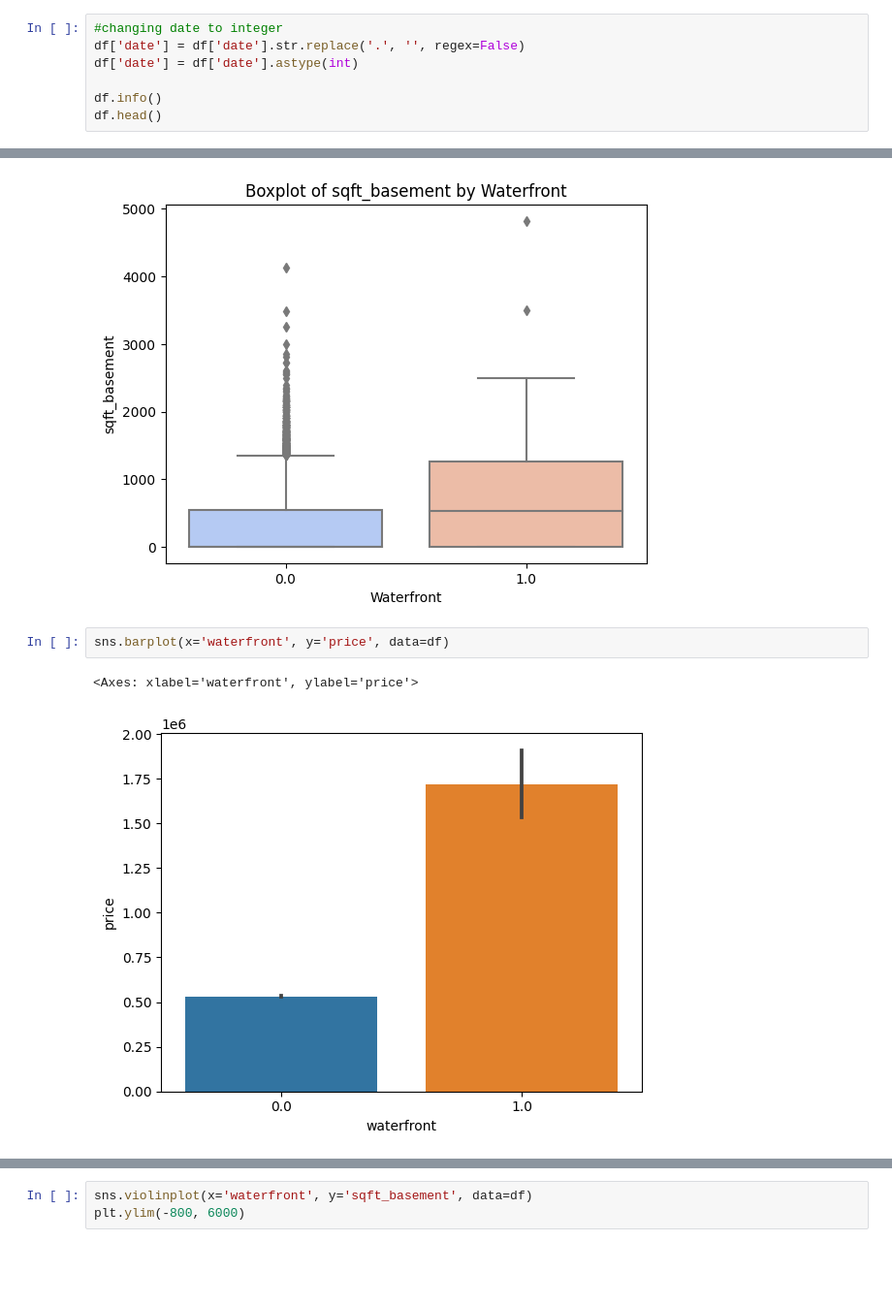
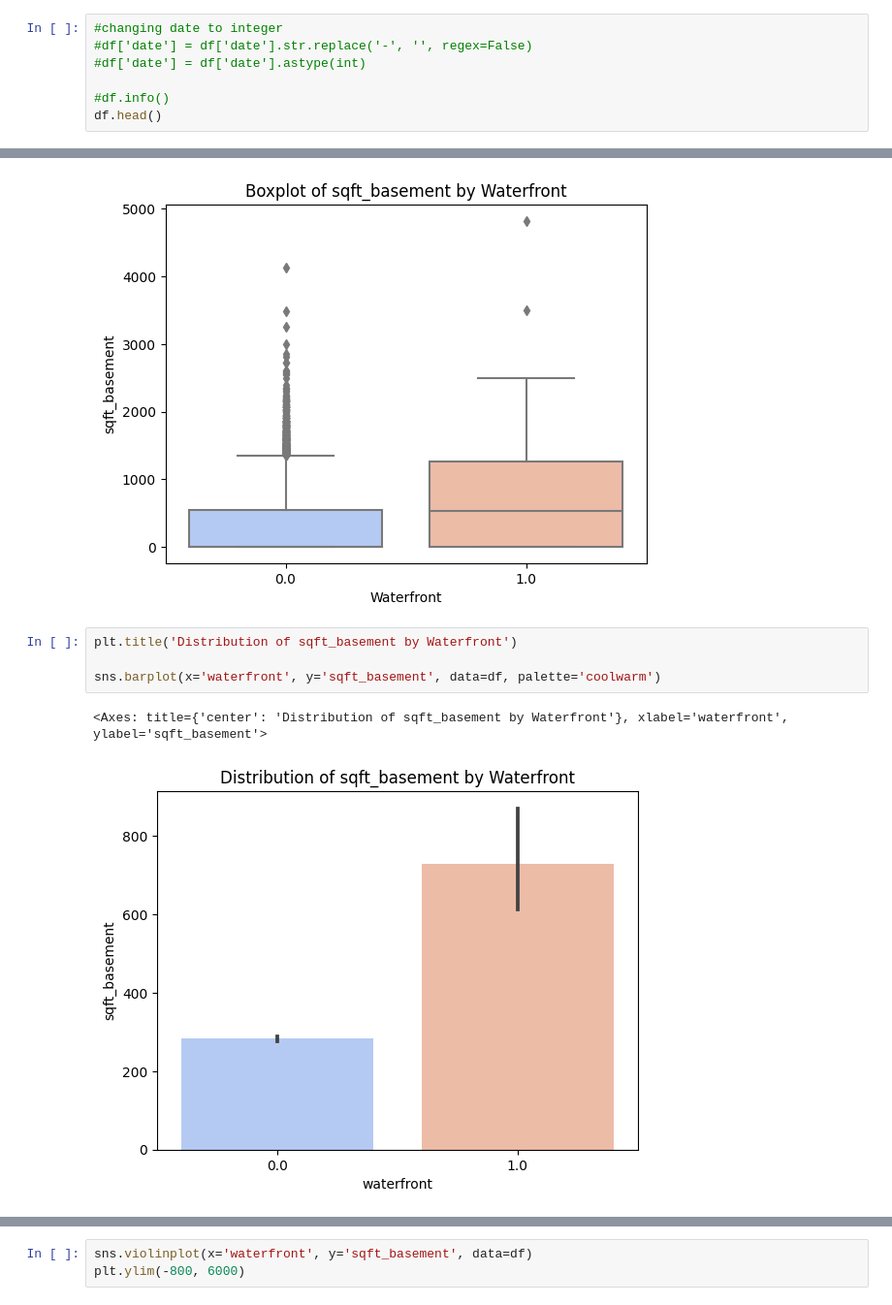
Before and after one commit to Kenny101-dot/eda-housingdata, a Jupyter notebook: Hypothesis.ipynb/Untitled.ipynb, the cells around one changed output, grey strips where cells are left out. Shown at 97% size. Saved outputs shown, nothing was run; the diff lists cells and outputs as text; blank space fills up the shorter version.

```diff
--- a/Hypothesis.ipynb/Untitled.ipynb
+++ b/Hypothesis.ipynb/Untitled.ipynb
@@ -123,9 +104,9 @@ df.head()
 5 rows × 21 columns
 # %%
 #changing date to integer
-df['date'] = df['date'].str.replace('.', '', regex=False)
-df['date'] = df['date'].astype(int)
+#df['date'] = df['date'].str.replace('-', '', regex=False)
+#df['date'] = df['date'].astype(int)
 
-df.info()
+#df.info()
 df.head()
 # %% [output]
@@ -280,7 +268,9 @@ plt.show()
 # %% [output]
 [figure]
 # %%
-sns.barplot(x='waterfront', y='price', data=df)
+plt.title('Distribution of sqft_basement by Waterfront')
+
+sns.barplot(x='waterfront', y='sqft_basement', data=df, palette='coolwarm')
 # %% [output]
-<Axes: xlabel='waterfront', ylabel='price'>
+<Axes: title={'center': 'Distribution of sqft_basement by Waterfront'}, xlabel='waterfront', ylabel='sqft_basement'>
-[figure, old version]
+[figure, new version]
```
Also changed, not shown: parts of 35 cells of this notebook, 3 other files.
